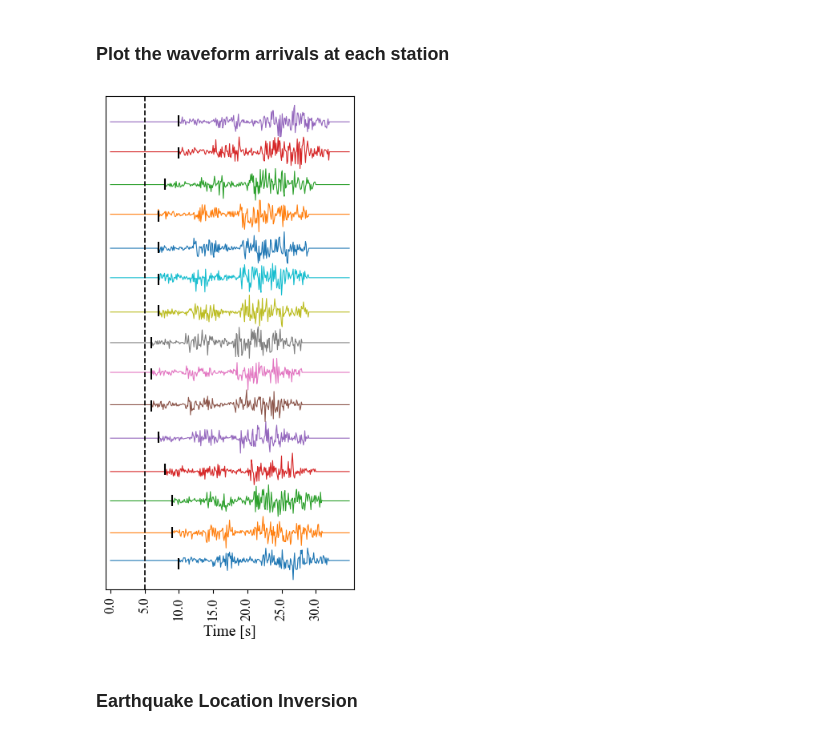
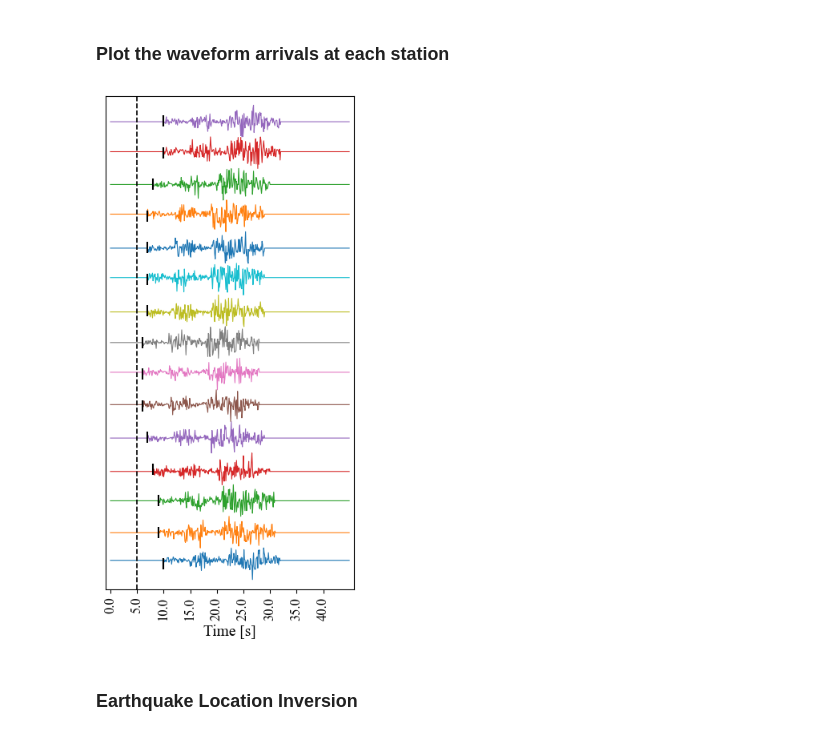
Before and after one commit to Josesx506/UA_PhD_Coursework_Assignments, a Jupyter notebook: 2024_Spring/STAT_675/Projects/Project_03_Probablistic_EQ_Loc/viz.ipynb, the cells around one changed output. Saved outputs shown, nothing was run; the diff lists cells and outputs as text; code cells hidden in the pictures.

```diff
--- a/2024_Spring/STAT_675/Projects/Project_03_Probablistic_EQ_Loc/viz.ipynb
+++ b/2024_Spring/STAT_675/Projects/Project_03_Probablistic_EQ_Loc/viz.ipynb
@@ -33,8 +34,9 @@ Xc[:,0] = sorted(np.random.uniform(low=Xmin, high=Xmax, size=(n)))
 Xc[:,1] = 0  # Setting stations at surface
 
 # --- Defining a random source location
-Xs =  [np.random.uniform(low=Xmin, high=Xmax),
-       np.random.uniform(low=0, high=Zmax)]
+Xs =  [np.random.uniform(low=Xmin, high=Xmax), np.random.uniform(low=0, high=Zmax)]
+# [np.random.uniform(low=Xmin, high=Xmax), np.random.uniform(low=0, high=Zmax)]
+# [np.random.uniform(low=Xmin, high=Xmax+20), np.random.uniform(low=0, high=Zmax)] # External event
 
 # --- Determining the observed travel-times for a single-phase ---
 Vh = 4.5 #km/s
@@ -63,24 +68,24 @@ plt.show()
 ### Plot the waveform arrivals at each station
 # %%
 fig,ax = plt.subplots(figsize=(4,8))
-xidxs = np.arange(0,350, 1)
+xidxs = np.arange(0,450, 1)
 freq = 10
-origin_time = 5
+origin_time = 5 # 7 # External event #
 for i,arv_t in enumerate(to):
     wavf = synthetic_seis(len(xidxs),arv_t+origin_time, freq=freq)
     ax.plot(xidxs,wavf+i,lw=0.8)
     ax.scatter((np.floor(arv_t+origin_time))*freq,i+0.5,marker="|",c="k",s=100,zorder=2)
 xidxs_ticks = np.arange(0, len(xidxs), freq*5)
 ax.axvline(origin_time*freq,ls="--",lw=1.2,c="k")
 ax.margins(x=0.02,y=0.02),
 ax.set_xticks(xidxs_ticks),ax.set_xticklabels(xidxs_ticks/freq,rotation=90),ax.set_yticks([])
 ax.set_xlabel("Time [s]",fontsize=fs)
 for ticks in (ax.get_xticklabels() + ax.get_yticklabels()):
     ticks.set_fontsize(fs-2)
-plt.savefig("Figures/02_Travel_times_syn_waveforms.png", dpi=200, bbox_inches="tight")
+# plt.savefig("Figures/02_Travel_times_syn_waveforms.png", dpi=200, bbox_inches="tight")
 plt.show()
 # %% [output]
-[figure, old version]
+[figure, new version]
 # %% [markdown]
 ### Earthquake Location Inversion
 # %%
```
Also changed, not shown: parts of 6 cells of this notebook, 4 other files.
